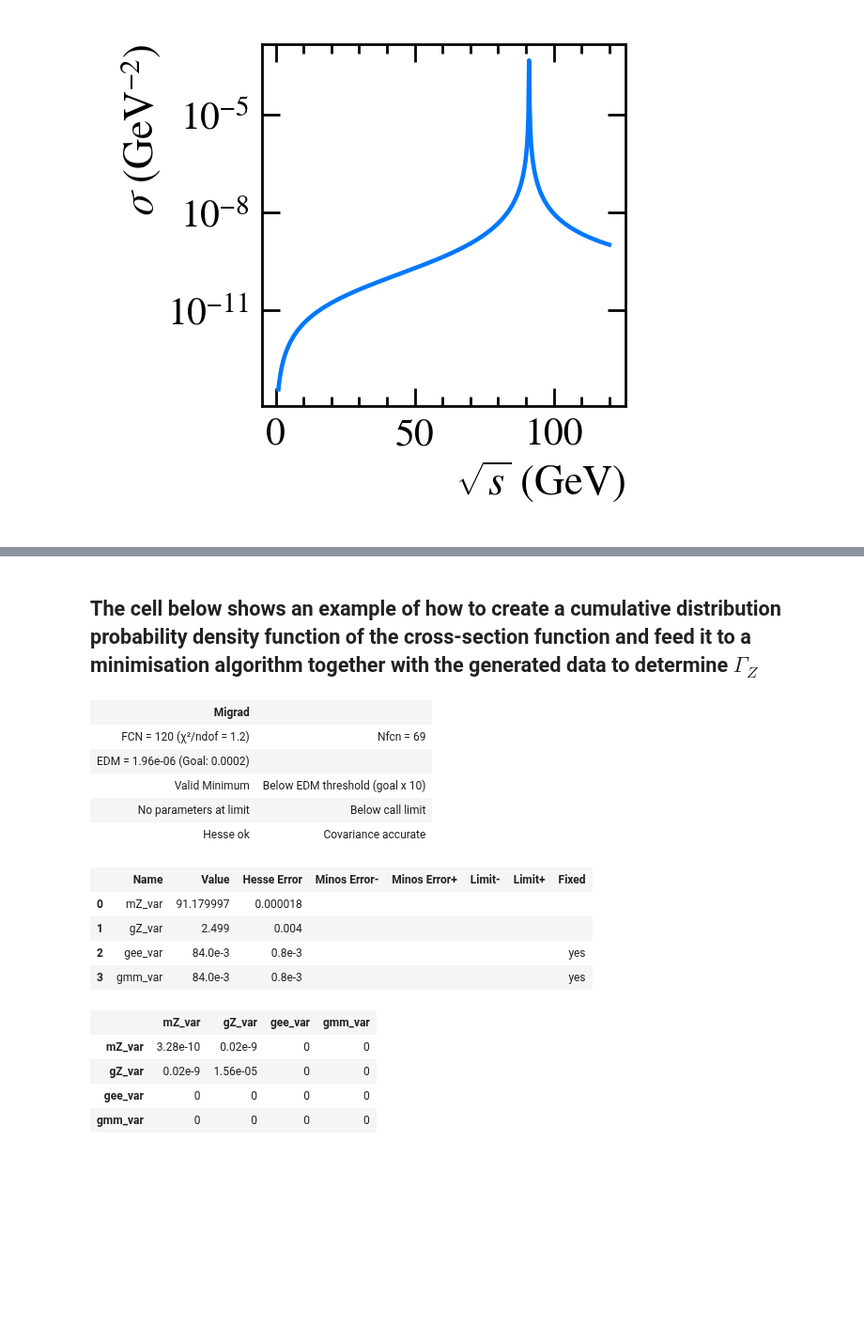
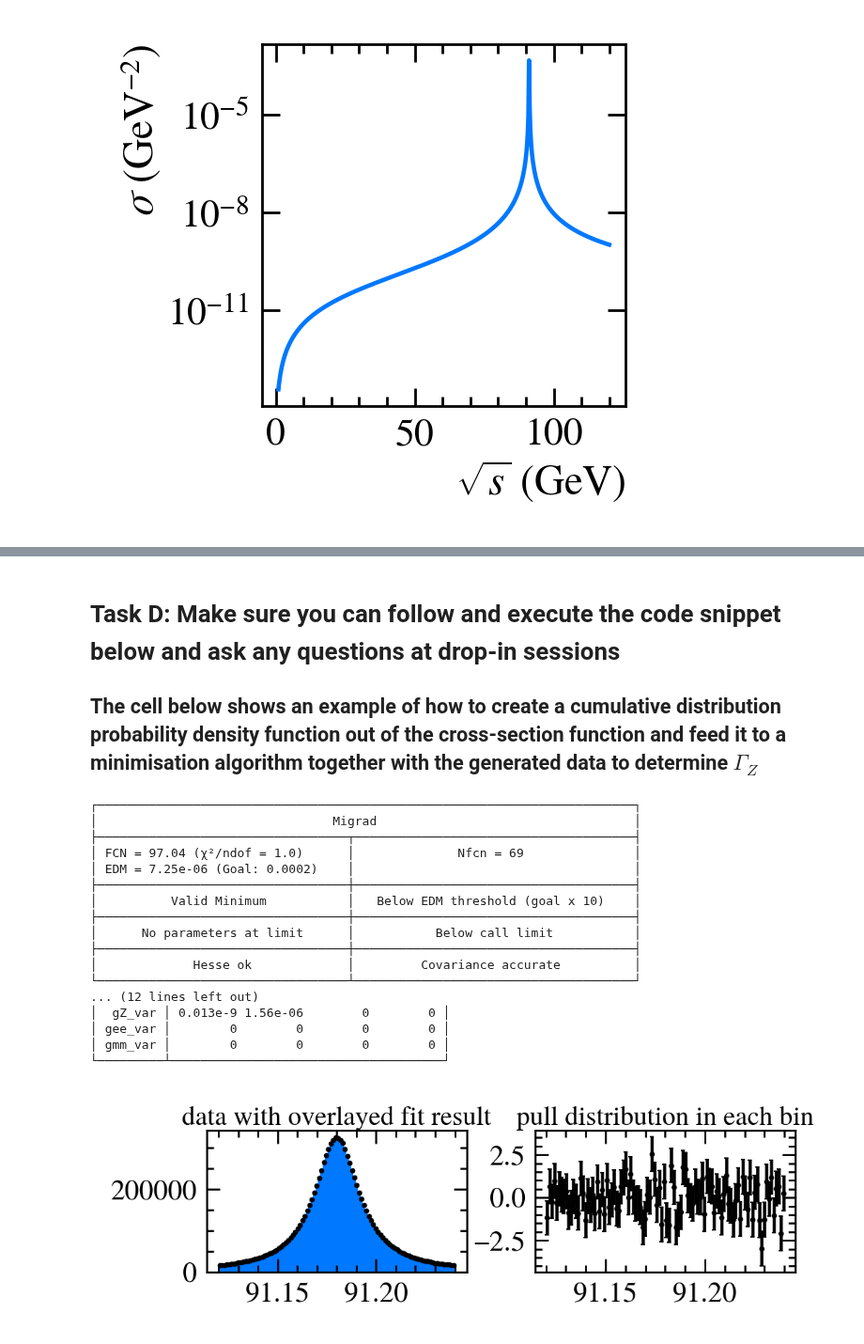
Before and after one commit to kap01/PHYS30046_Projects, a Jupyter notebook: particle_project_example.ipynb, the cells around one changed output, grey strips where cells are left out. Shown at 94% size. Saved outputs shown, nothing was run; the diff lists cells and outputs as text; code cells hidden in the pictures; blank space fills up the shorter version.

Commit message:
complete example exercise and answers

```diff
--- a/particle_project_example.ipynb
+++ b/particle_project_example.ipynb
@@ -81,45 +115,70 @@ plt.show()
 # %% [markdown]
-## The cell below shows an example of how to create a cumulative distribution probability density function of the cross-section function and feed it to a minimisation algorithm together with the generated data to determine $\Gamma_Z$
+# Task D: Make sure you can follow and execute the code snippet below and ask any questions at drop-in sessions #
+
+
+## The cell below shows an example of how to create a cumulative distribution probability density function out of the cross-section function and feed it to a minimisation algorithm together with the generated data to determine $\Gamma_Z$
 # %%
 '''
 The minimisation algorithm takes in the `toy` data we created in the previous cell, along with
-the cdf function defined above and performs a fit to estimate the Z width gZ using a so-called
-binned negative log-likelihood cost function
+the cdf function defined below and performs a fit to estimate the Z width, gZ, using a so-called
+binned negative log-likelihood cost function. We then print the result table as well as make
+a plot of the histogram and its fitted distribution
 '''
 
-# wrapper function of cross section function that computes cdf to pass to minimiser
+# wrapper function of cross-section function that computes cdf to pass to minimiser
 # TLDR: can replace the sigma_ee_mm function with ANY function you like
 def sigma_ee_mm_cdf(bin_edges, *params):
     return func_cdf(sigma_ee_mm, bin_edges, *params)
 
 # the parameters that the function depends on (need to match those appearing
 # in the function all the way at the top of this notebook
 names = ["mZ_var", "gZ_var", "gee_var", "gmm_var"]
 
 # create the cost function to minimise to determine the parameters
 # TLDR: can replace the sigma_ee_mm function with ANY function you like
 cost = BinnedNLL(hist, bin_edges, sigma_ee_mm_cdf,name=names)
 
 # Initialises the minimisation algorithm and takes starting values of the parameters we are fitting for
 m = Minuit(cost, mZ_var=91.15,gZ_var=2,gee_var=0.084,gmm_var=0.084)
 m.fixed['gee_var']=True  # we only want to determine mZ, gZ so keep gee fixed to its actual value
 m.fixed['gmm_var']=True  # we only want to determine mZ, gZ so keep gmm fixed to its actual value
-m.migrad()  # finds minimum of binned negative log likelihood function
-m.hesse()   # accurately computes uncertainties
+m.print_level = 0
+migrad = m.migrad() # finds minimum of binned negative log likelihood function
+hesse  = m.hesse()   # accurately computes uncertainties
+print(hesse)      # print the fit result
+
+
+# visualise the result of the fit. The points are the original histogrammed values
+# and the blue histogram represents the binned function resulting from the fit to the histogram.
+pred    = cost.prediction(m.values)
+fig, ax = plt.subplots(1,2,figsize=(10, 3), constrained_layout=True)
+plt.sca(ax[0])
+plt.title("data with overlayed fit result")
+cx = 0.5*(bin_edges[1:]+bin_edges[:-1])
+plt.errorbar(cx,hist, errors, fmt="ok",markersize=4)
+plt.stairs(pred, bin_edges, fill=True)
+
+# the pull is defined for each histogram bin as: (N_{predicted}-N_{observed})/\sigma_{predicted}
+pulls    = cost.pulls(m.values)
+plt.sca(ax[1])
+plt.title("pull distribution in each bin")
+plt.errorbar(cx, pulls, 1, fmt="ok",markersize=4);
 # %% [output]
-| Migrad |  |
-| FCN = 120 (χ²/ndof = 1.2) | Nfcn = 69 |
-| EDM = 1.96e-06 (Goal: 0.0002) |  |
-| Valid Minimum | Below EDM threshold (goal x 10) |
-| No parameters at limit | Below call limit |
-| Hesse ok | Covariance accurate |
-|  | Name | Value | Hesse Error | Minos Error- | Minos Error+ | Limit- | Limit+ | Fixed |
-| 0 | mZ_var | 91.179997 | 0.000018 |  |  |  |  |  |
-| 1 | gZ_var | 2.499 | 0.004 |  |  |  |  |  |
-| 2 | gee_var | 84.0e-3 | 0.8e-3 |  |  |  |  | yes |
-| 3 | gmm_var | 84.0e-3 | 0.8e-3 |  |  |  |  | yes |
-|  | mZ_var | gZ_var | gee_var | gmm_var |
-| mZ_var | 3.28e-10 | 0.02e-9 | 0 | 0 |
-| gZ_var | 0.02e-9 | 1.56e-05 | 0 | 0 |
-| gee_var | 0 | 0 | 0 | 0 |
-| gmm_var | 0 | 0 | 0 | 0 |
+┌─────────────────────────────────────────────────────────────────────────┐
+│                                Migrad                                   │
+├──────────────────────────────────┬──────────────────────────────────────┤
+│ FCN = 97.04 (χ²/ndof = 1.0)      │              Nfcn = 69               │
+│ EDM = 7.25e-06 (Goal: 0.0002)    │                                      │
+├──────────────────────────────────┼──────────────────────────────────────┤
+│          Valid Minimum           │   Below EDM threshold (goal x 10)    │
+├──────────────────────────────────┼──────────────────────────────────────┤
+│      No parameters at limit      │           Below call limit           │
+├──────────────────────────────────┼──────────────────────────────────────┤
+│             Hesse ok             │         Covariance accurate          │
+└──────────────────────────────────┴──────────────────────────────────────┘
+... (12 lines left out)
+│  gZ_var │ 0.013e-9 1.56e-06        0        0 │
+│ gee_var │        0        0        0        0 │
+│ gmm_var │        0        0        0        0 │
+└─────────┴─────────────────────────────────────┘
+[figure, added]
```
Also changed, not shown: parts of 18 cells of this notebook, 1 other file.
